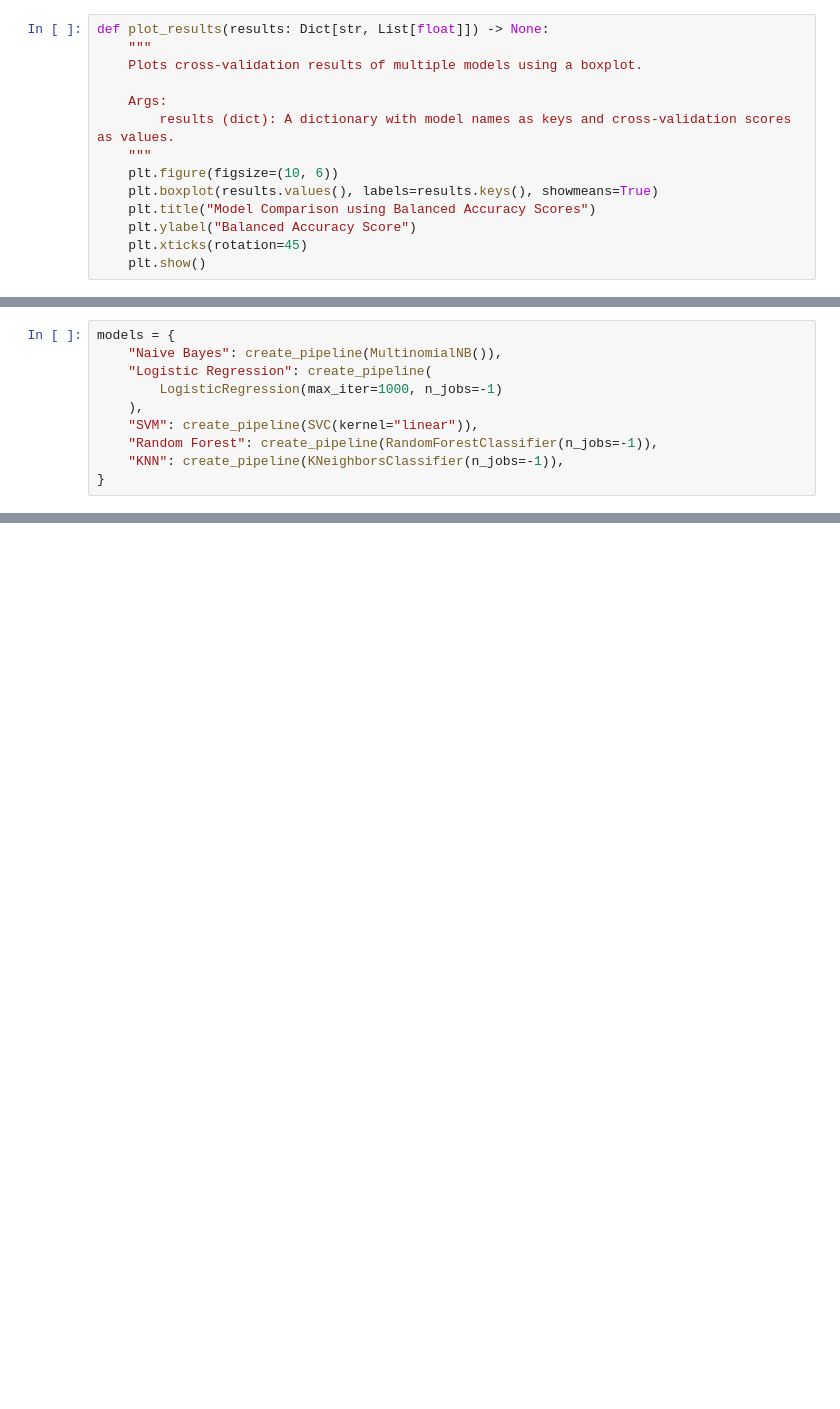
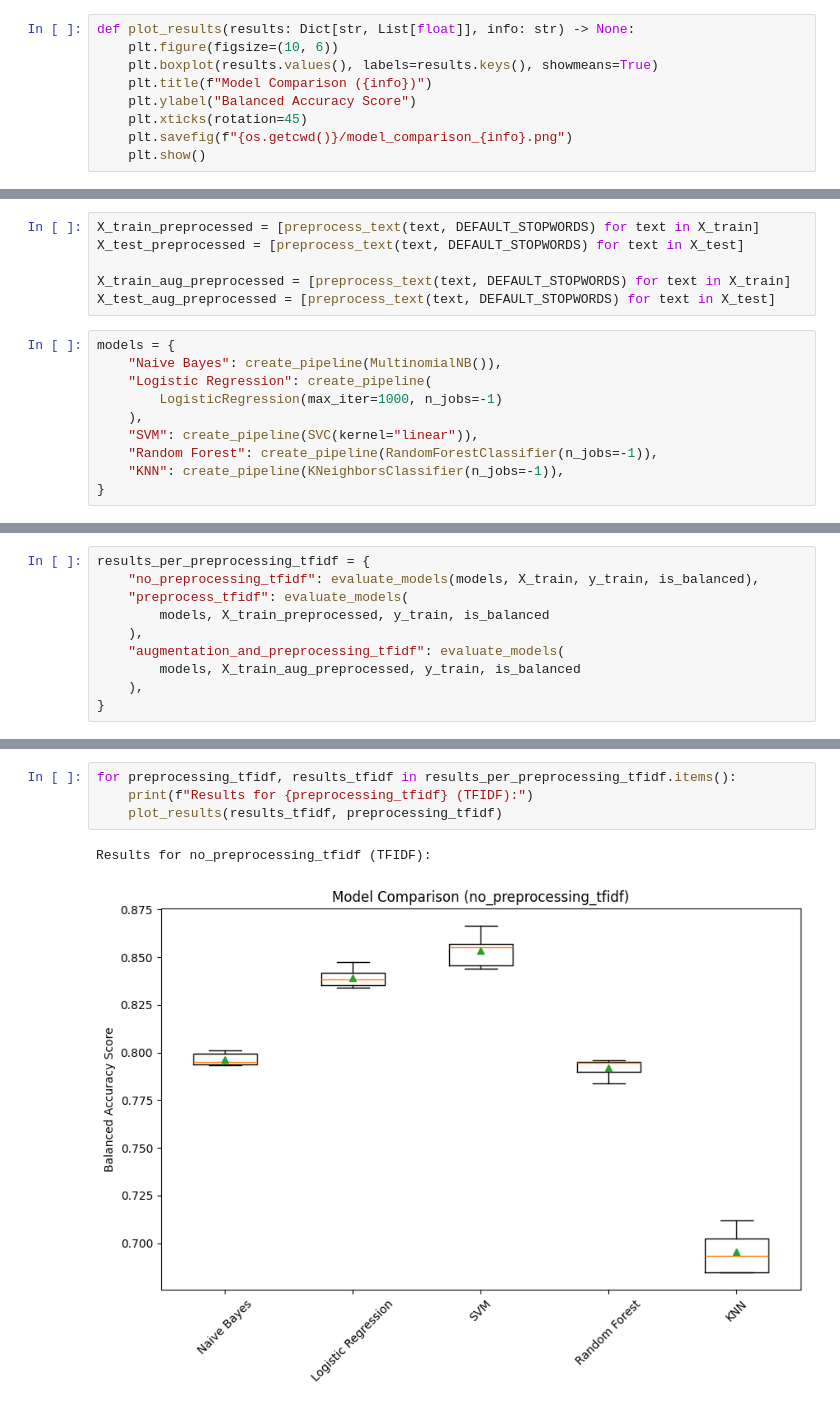
Before and after one commit to NicolasQueiroga/ai-nlp, a Jupyter notebook: 20_newsgroups_classification.ipynb, the cells around one changed output, grey strips where cells are left out. Drawn from its saved outputs; the diff is of its cells as text; blank space fills up the shorter version.

```diff
--- a/20_newsgroups_classification.ipynb
+++ b/20_newsgroups_classification.ipynb
@@ -265,16 +236,11 @@ def retrain_best_model(
 # %%
-def plot_results(results: Dict[str, List[float]]) -> None:
-    """
-    Plots cross-validation results of multiple models using a boxplot.
-
-    Args:
-        results (dict): A dictionary with model names as keys and cross-validation scores as values.
-    """
+def plot_results(results: Dict[str, List[float]], info: str) -> None:
     plt.figure(figsize=(10, 6))
     plt.boxplot(results.values(), labels=results.keys(), showmeans=True)
-    plt.title("Model Comparison using Balanced Accuracy Scores")
+    plt.title(f"Model Comparison ({info})")
     plt.ylabel("Balanced Accuracy Score")
     plt.xticks(rotation=45)
+    plt.savefig(f"{os.getcwd()}/model_comparison_{info}.png")
     plt.show()
 # %%
 def plot_confusion_matrix(
@@ -314,3 +286,9 @@ X_train, X_test, y_train, y_test = load_dataset()
+# %%
+X_train_preprocessed = [preprocess_text(text, DEFAULT_STOPWORDS) for text in X_train]
+X_test_preprocessed = [preprocess_text(text, DEFAULT_STOPWORDS) for text in X_test]
+
+X_train_aug_preprocessed = [preprocess_text(text, DEFAULT_STOPWORDS) for text in X_train]
+X_test_aug_preprocessed = [preprocess_text(text, DEFAULT_STOPWORDS) for text in X_test]
 # %%
 models = {
     "Naive Bayes": create_pipeline(MultinomialNB()),
@@ -330,0 +302,10 @@ plot_results(results)
+# %%
+results_per_preprocessing_tfidf = {
+    "no_preprocessing_tfidf": evaluate_models(models, X_train, y_train, is_balanced),
+    "preprocess_tfidf": evaluate_models(
+        models, X_train_preprocessed, y_train, is_balanced
+    ),
+    "augmentation_and_preprocessing_tfidf": evaluate_models(
+        models, X_train_aug_preprocessed, y_train, is_balanced
+    ),
+}
@@ -330,0 +361,7 @@ plot_results(results)
+# %%
+for preprocessing_tfidf, results_tfidf in results_per_preprocessing_tfidf.items():
+    print(f"Results for {preprocessing_tfidf} (TFIDF):")
+    plot_results(results_tfidf, preprocessing_tfidf)
+# %% [output]
+Results for no_preprocessing_tfidf (TFIDF):
+[figure, added]
```
Also changed, not shown: parts of 42 cells of this notebook, 6 other files.
